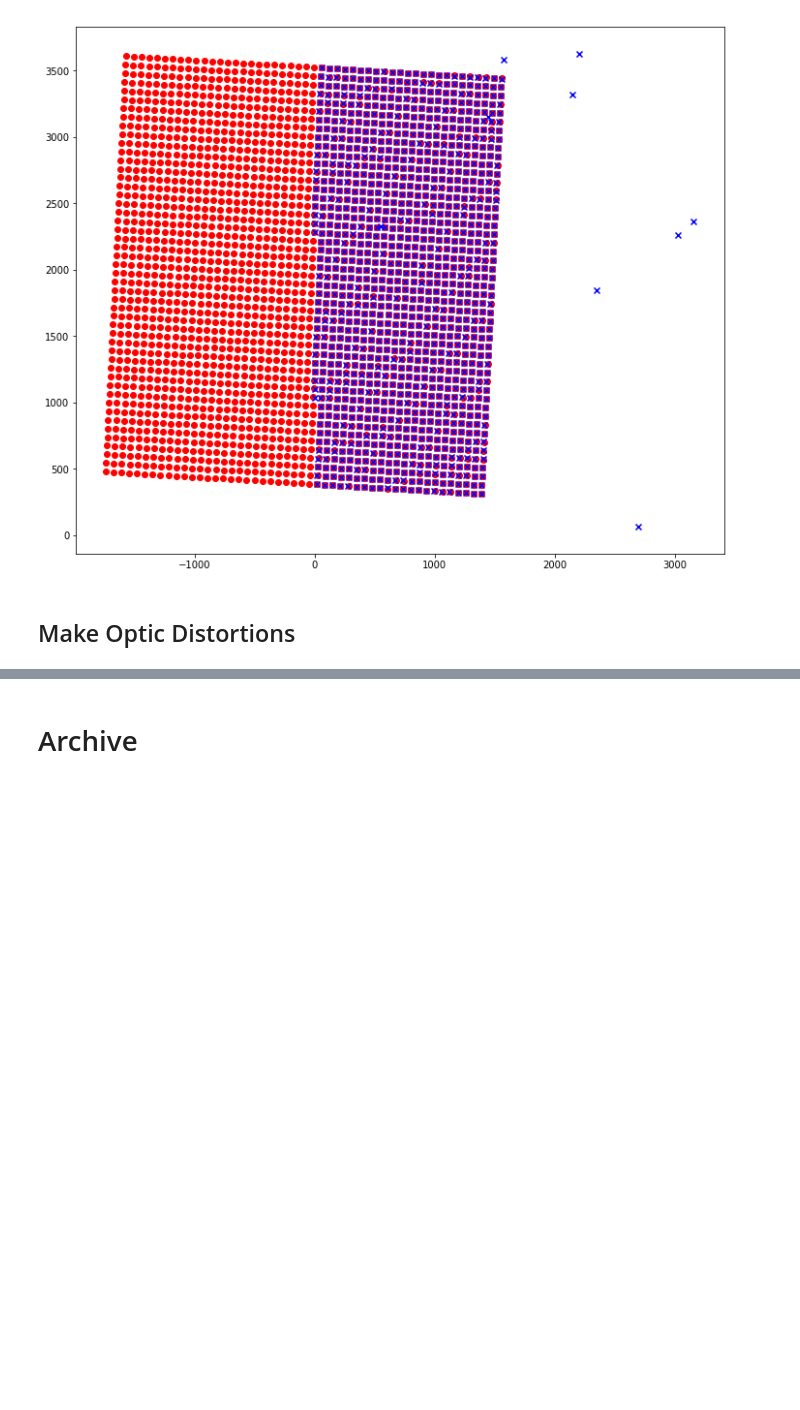
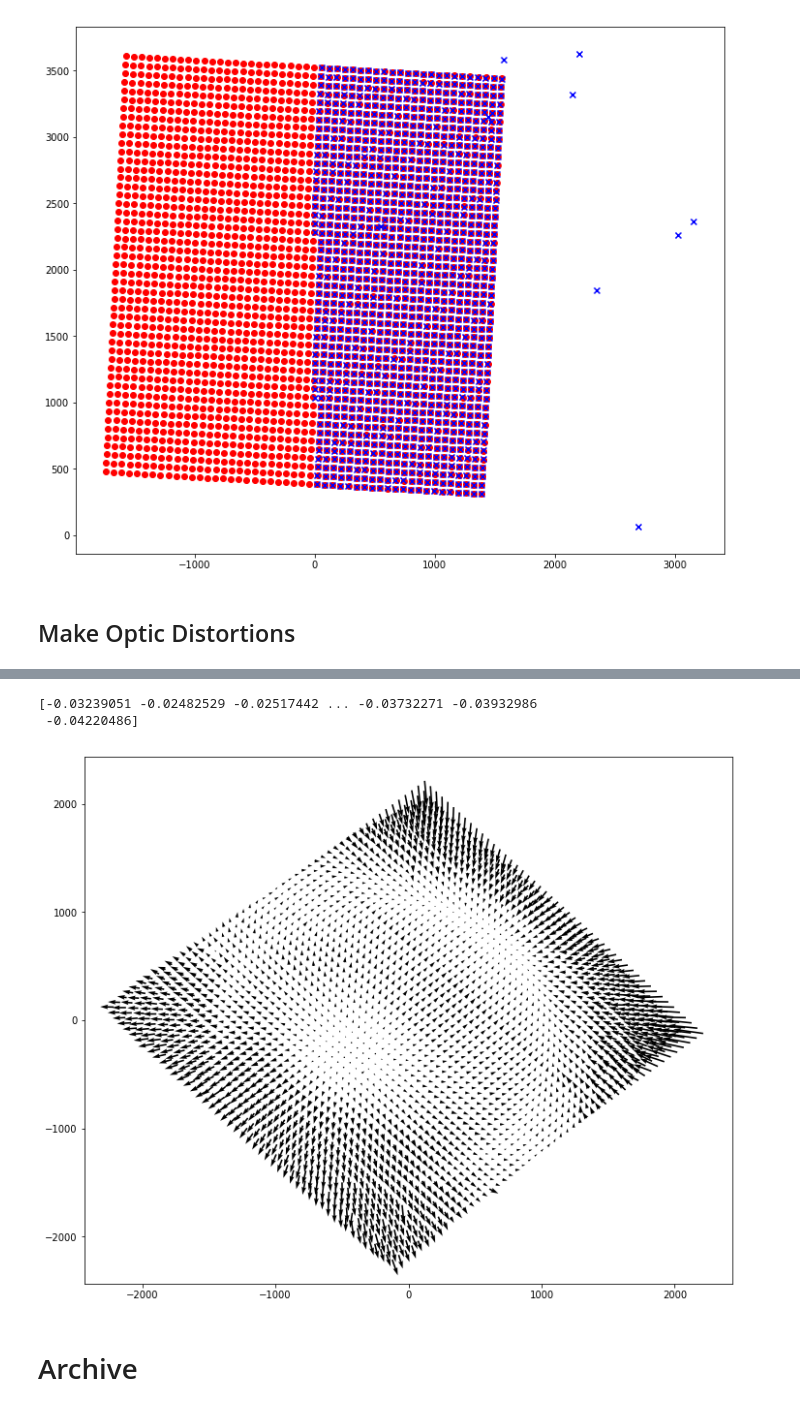
Before and after one commit to Snyder005/mixcoatl, a Jupyter notebook: notebooks/Devel.ipynb, the cells around one changed output, grey strips where cells are left out. Cells and saved outputs as stored; diff of their text form; code cells hidden in the pictures; blank space fills up the shorter version.

```diff
--- a/notebooks/Devel.ipynb
+++ b/notebooks/Devel.ipynb
@@ -105,2 +141,15 @@ optics_grid = DistortedGrid()
+# %%
+## Rotate by 45 degrees
+optics_grid.theta += np.pi/4
+
+gY, gX = optics_grid.get_source_centroids(distorted=False)
+gDY, gDX = optics_grid.get_centroid_shifts()
+fig, ax = plt.subplots(1, 1, figsize=(12, 10))
+ax.quiver(gX, gY, gDX, gDY)
+print(optics_grid.norm_dy)
+# %% [output]
+[-0.03239051 -0.02482529 -0.02517442 ... -0.03732271 -0.03932986
+ -0.04220486]
+[figure, added]
 # %% [markdown]
 # Archive
```
Also changed, not shown: parts of 6 cells of this notebook, 3 other files.
